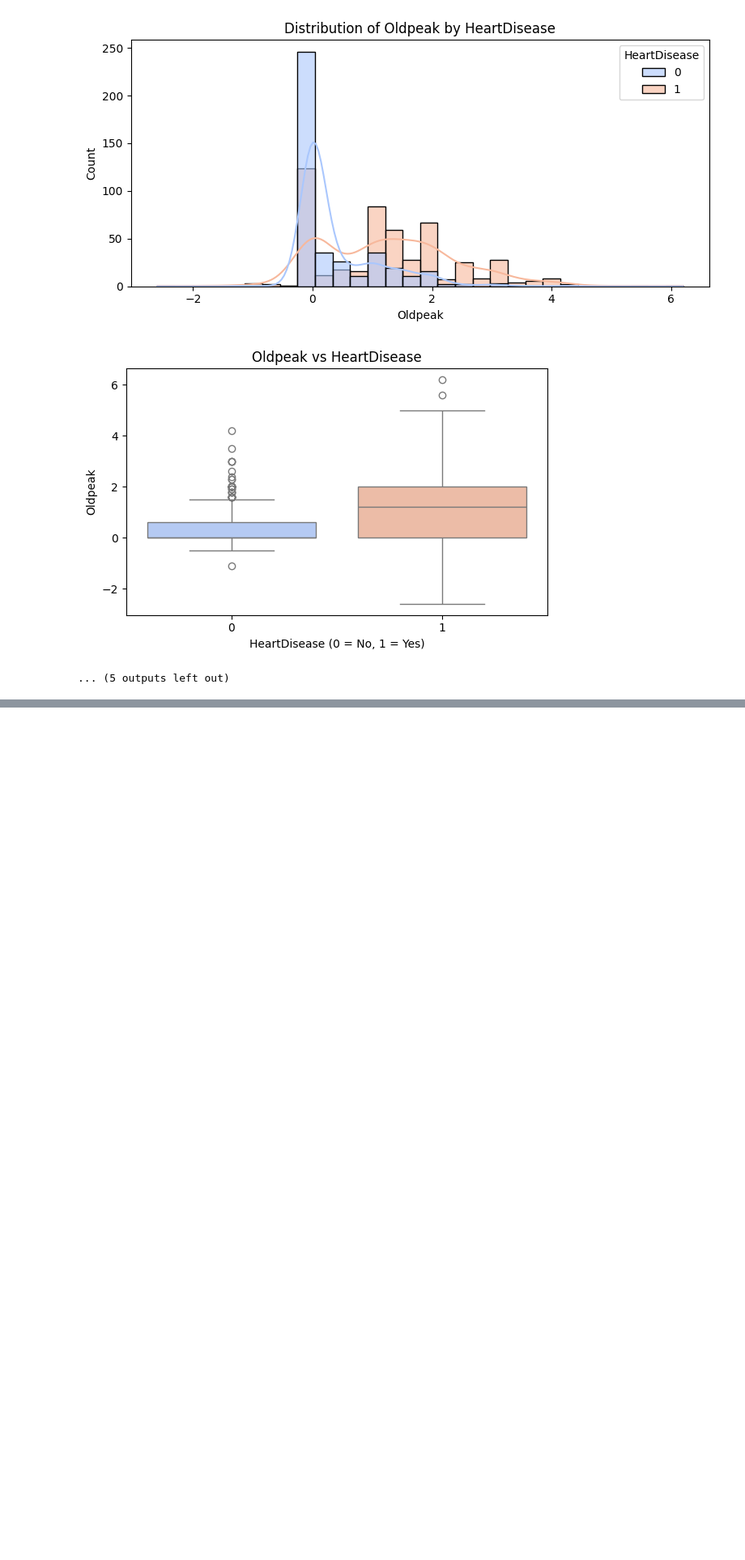
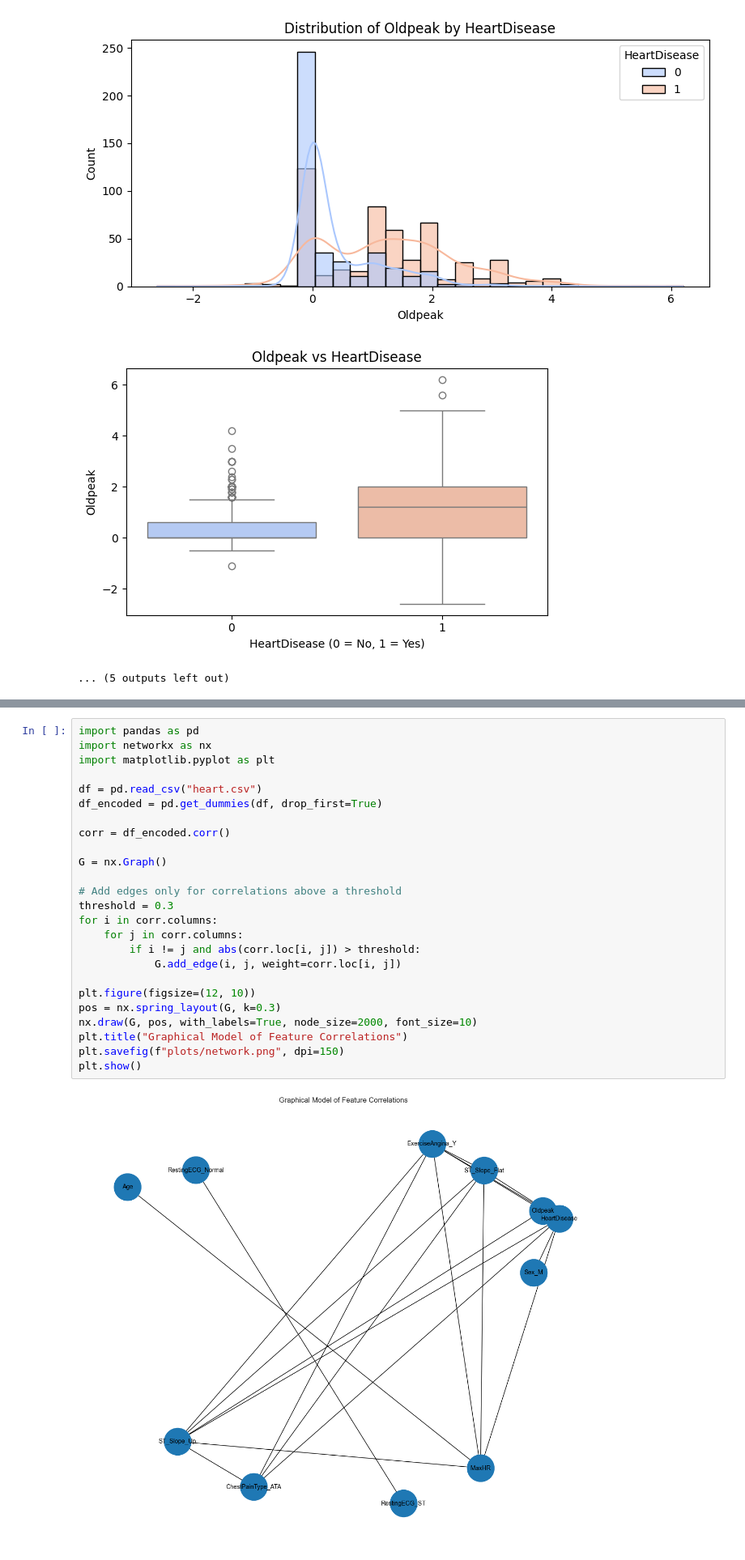
Before and after one commit to JanKoch99/MachineLearningDataMining, a Jupyter notebook: DataVisualization.ipynb, the cells around one changed output, grey strips where cells are left out. Shown at 81% size. Saved outputs shown, nothing was run; the diff lists cells and outputs as text; blank space fills up the shorter version.

```diff
--- a/DataVisualization.ipynb
+++ b/DataVisualization.ipynb
@@ -93,0 +116,27 @@ for col in categorical_cols:
+# %%
+import pandas as pd
+import networkx as nx
+import matplotlib.pyplot as plt
+
+df = pd.read_csv("heart.csv")
+df_encoded = pd.get_dummies(df, drop_first=True)
+
+corr = df_encoded.corr()
+
+G = nx.Graph()
+
+# Add edges only for correlations above a threshold
+threshold = 0.3
+for i in corr.columns:
+    for j in corr.columns:
+        if i != j and abs(corr.loc[i, j]) > threshold:
+            G.add_edge(i, j, weight=corr.loc[i, j])
+
+plt.figure(figsize=(12, 10))
+pos = nx.spring_layout(G, k=0.3)
+nx.draw(G, pos, with_labels=True, node_size=2000, font_size=10)
+plt.title("Graphical Model of Feature Correlations")
+plt.savefig(f"plots/network.png", dpi=150)
+plt.show()
+# %% [output]
+[figure, added]
```
Also changed, not shown: parts of 1 cell of this notebook.
